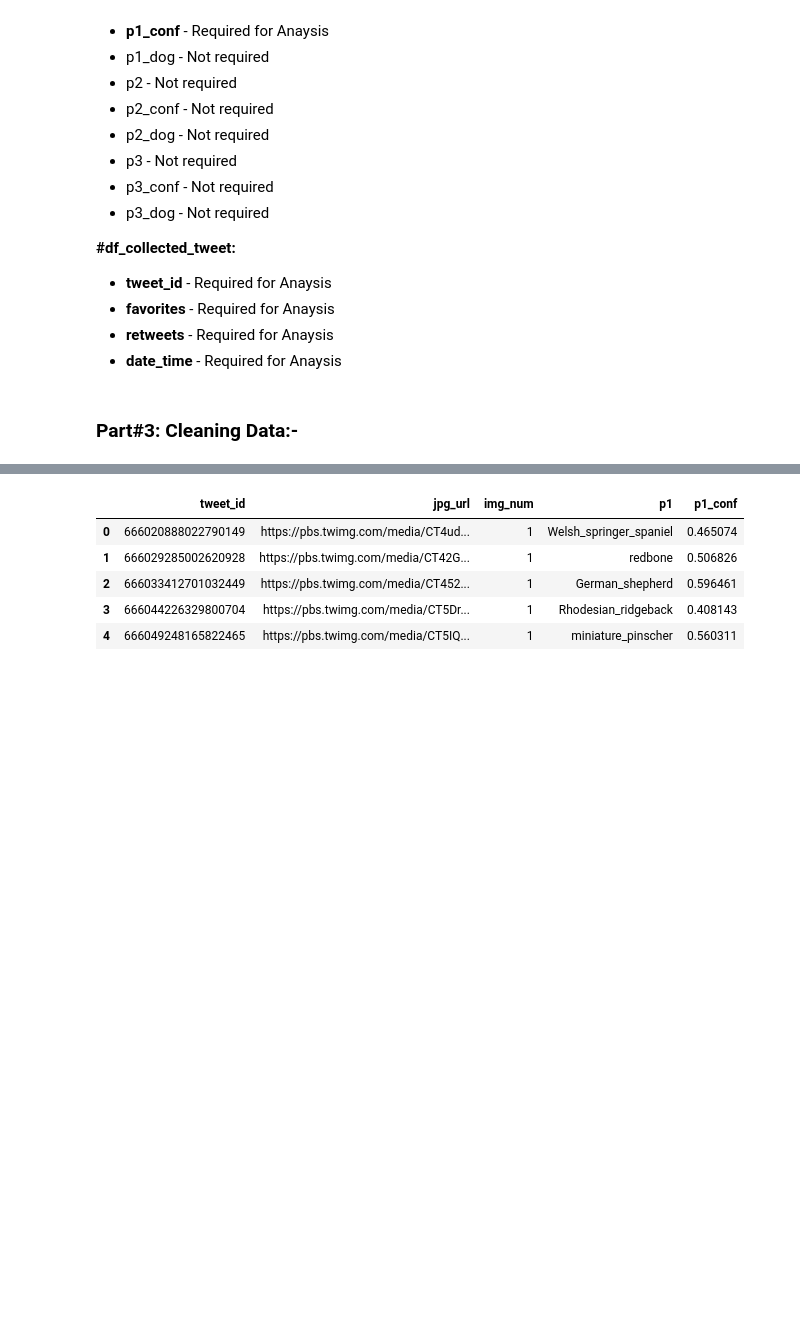
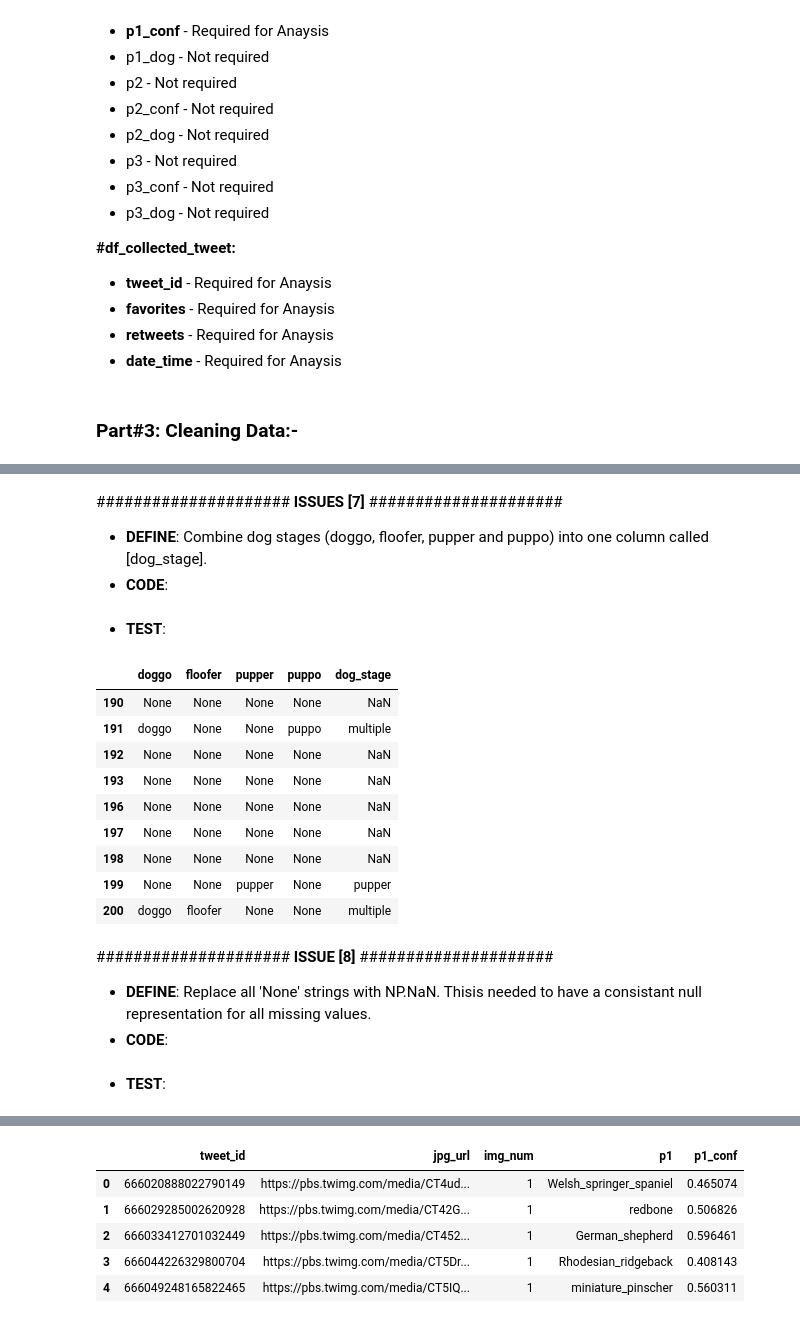
Before and after one commit to 0xRYx0/Udacity-Projects-DAND, a Jupyter notebook: DAND/Project#4 - Data Wrangling/wrangle_act.ipynb, the cells around one changed output, grey strips where cells are left out. Cells and saved outputs as stored; diff of their text form; code cells hidden in the pictures; blank space fills up the shorter version.

```diff
--- a/DAND/Project#4 - Data Wrangling/wrangle_act.ipynb
+++ b/DAND/Project#4 - Data Wrangling/wrangle_act.ipynb
@@ -326,0 +449,4 @@ memory usage: 66.9+ KB
+# %% [markdown]
+#####################  **ISSUES [7]** #####################
+- **DEFINE**: Combine dog stages (doggo, floofer, pupper and puppo) into one column called [dog_stage].
+- **CODE**:
@@ -326,0 +469,19 @@ memory usage: 66.9+ KB
+# %% [markdown]
+ - **TEST**:
+# %%
+df_archive_clean.loc[190:200][['doggo','floofer','pupper','puppo','dog_stage']]
+# %% [output]
+|  | doggo | floofer | pupper | puppo | dog_stage |
+| 190 | None | None | None | None | NaN |
+| 191 | doggo | None | None | puppo | multiple |
+| 192 | None | None | None | None | NaN |
+| 193 | None | None | None | None | NaN |
+| 196 | None | None | None | None | NaN |
+| 197 | None | None | None | None | NaN |
+| 198 | None | None | None | None | NaN |
+| 199 | None | None | pupper | None | pupper |
+| 200 | doggo | floofer | None | None | multiple |
+# %% [markdown]
+#####################  **ISSUE [8]** #####################
+- **DEFINE**: Replace all 'None' strings with NP.NaN. Thisis needed to have a consistant null representation for all missing values.
+- **CODE**:
@@ -326,0 +490,2 @@ memory usage: 66.9+ KB
+# %% [markdown]
+ - **TEST**:
```
Also changed, not shown: parts of 73 cells of this notebook, 2 other files.
